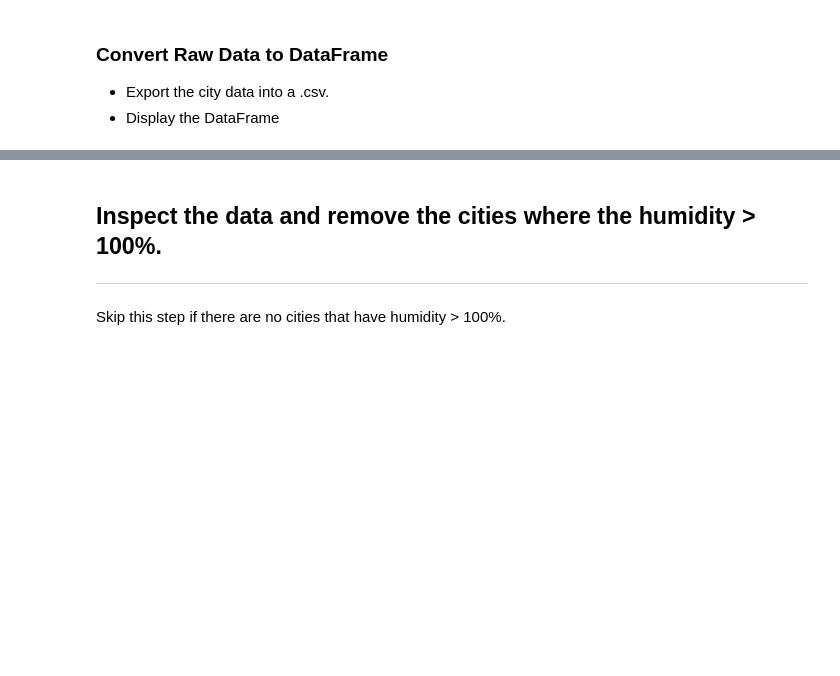
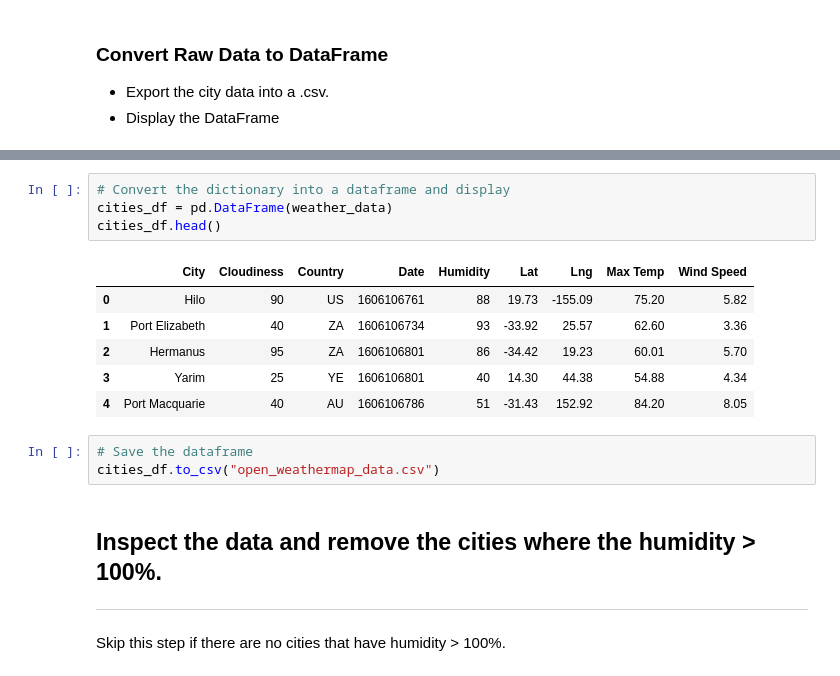
Before and after one commit to FLtoCOTransplant/api_challenge, a Jupyter notebook: weatherpy/WeatherPy.ipynb, the cells around one changed output, grey strips where cells are left out. Cells and saved outputs as stored; diff of their text form; blank space fills up the shorter version.

```diff
--- a/weatherpy/WeatherPy.ipynb
+++ b/weatherpy/WeatherPy.ipynb
@@ -174,3 +144,17 @@ ParserError: Error tokenizing data. C error: Expected 9 fields in line 3, saw 10
+# %%
+# Convert the dictionary into a dataframe and display
+cities_df = pd.DataFrame(weather_data)
+cities_df.head()
+# %% [output]
+|  | City | Cloudiness | Country | Date | Humidity | Lat | Lng | Max Temp | Wind Speed |
+| 0 | Hilo | 90 | US | 1606106761 | 88 | 19.73 | -155.09 | 75.20 | 5.82 |
+| 1 | Port Elizabeth | 40 | ZA | 1606106734 | 93 | -33.92 | 25.57 | 62.60 | 3.36 |
+| 2 | Hermanus | 95 | ZA | 1606106801 | 86 | -34.42 | 19.23 | 60.01 | 5.70 |
+| 3 | Yarim | 25 | YE | 1606106801 | 40 | 14.30 | 44.38 | 54.88 | 4.34 |
+| 4 | Port Macquarie | 40 | AU | 1606106786 | 51 | -31.43 | 152.92 | 84.20 | 8.05 |
+# %%
+# Save the dataframe
+cities_df.to_csv("open_weathermap_data.csv")
 # %% [markdown]
 ## Inspect the data and remove the cities where the humidity > 100%.
 ----
```
Also changed, not shown: parts of 7 cells of this notebook, 3 other files.
